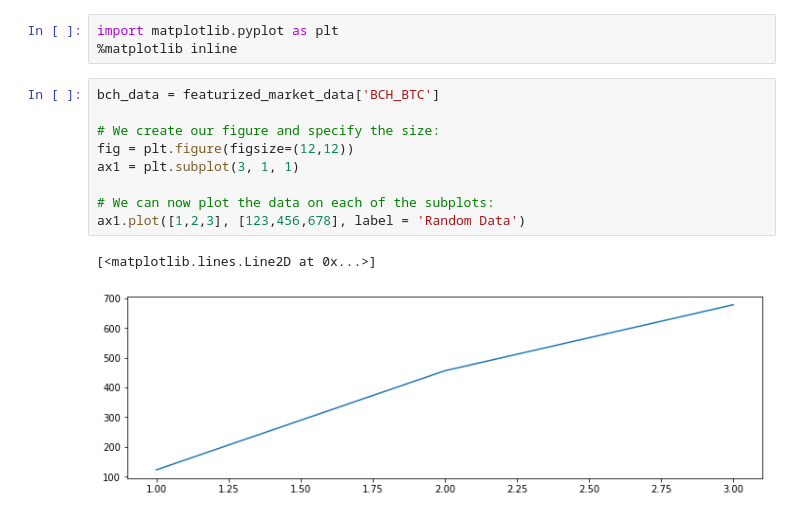
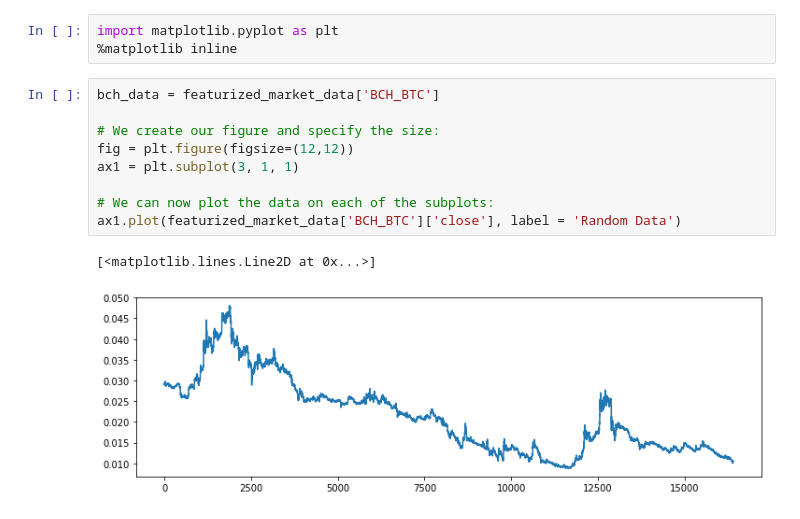
Before and after one commit to faGH/fa.intelligence.notebooks, a Jupyter notebook: labs/market_trading/parse_market_data.ipynb, the cells around one changed output. Cells and saved outputs as stored; diff of their text form.

Commit message:
[DEV]: Adding of visualization to market data.

```diff
--- a/labs/market_trading/parse_market_data.ipynb
+++ b/labs/market_trading/parse_market_data.ipynb
@@ -236,12 +184,12 @@ import matplotlib.pyplot as plt
 # %%
 bch_data = featurized_market_data['BCH_BTC']
 
 # We create our figure and specify the size:
 fig = plt.figure(figsize=(12,12))
 ax1 = plt.subplot(3, 1, 1)
 
 # We can now plot the data on each of the subplots:
-ax1.plot([1,2,3], [123,456,678], label = 'Random Data')
+ax1.plot(featurized_market_data['BCH_BTC']['close'], label = 'Random Data')
 # %% [output]
 [<matplotlib.lines.Line2D at 0x...>]
-[figure, old version]
+[figure, new version]
```
Also changed, not shown: parts of 2 cells of this notebook, 2 other files.
